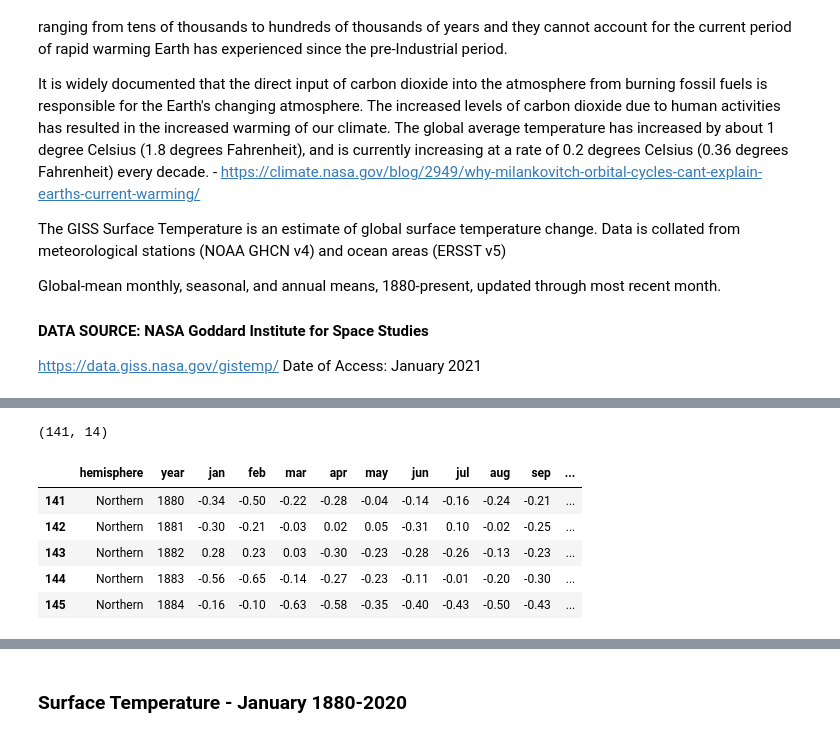
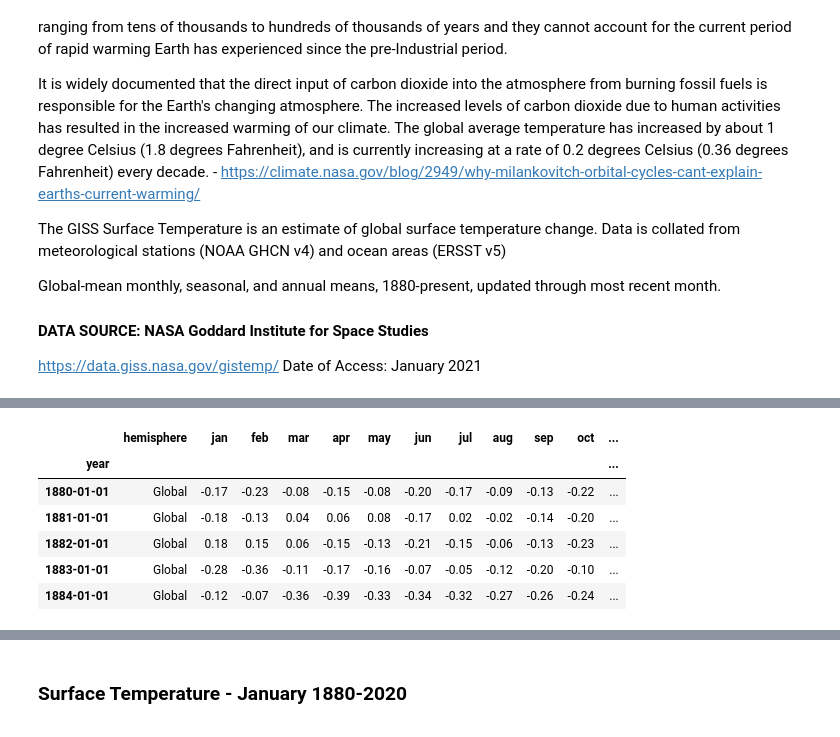
Before and after one commit to LisaHarrison08/globalWarming, a Jupyter notebook: Global Warming.ipynb, the cells around one changed output, grey strips where cells are left out. Drawn from its saved outputs; the diff is of its cells as text; code cells hidden in the pictures.

```diff
--- a/Global Warming.ipynb
+++ b/Global Warming.ipynb
@@ -80,13 +32,14 @@ southernHemis.head()
-# %%
-# Filter Northern Hemisphere Values
-northernHemis = globalT.loc[globalT['hemisphere'] == 'Northern']
-print(northernHemis.shape)
-northernHemis.head()
-# %% [output]
-(141, 14)
-|  | hemisphere | year | jan | feb | mar | apr | may | jun | jul | aug | sep | ... |
-| 141 | Northern | 1880 | -0.34 | -0.50 | -0.22 | -0.28 | -0.04 | -0.14 | -0.16 | -0.24 | -0.21 | ... |
-| 142 | Northern | 1881 | -0.30 | -0.21 | -0.03 | 0.02 | 0.05 | -0.31 | 0.10 | -0.02 | -0.25 | ... |
-| 143 | Northern | 1882 | 0.28 | 0.23 | 0.03 | -0.30 | -0.23 | -0.28 | -0.26 | -0.13 | -0.23 | ... |
-| 144 | Northern | 1883 | -0.56 | -0.65 | -0.14 | -0.27 | -0.23 | -0.11 | -0.01 | -0.20 | -0.30 | ... |
-| 145 | Northern | 1884 | -0.16 | -0.10 | -0.63 | -0.58 | -0.35 | -0.40 | -0.43 | -0.50 | -0.43 | ... |
+# %%
+# Read csv file and specify the parameters: set the index column as year
+# parse_dates - infer the format of the datetime strings in the columns
+
+globalTempA = pd.read_csv("data/global_temperature_anomalies.csv", index_col='year', parse_dates=True)
+globalTempA.head()
+# %% [output]
+|  | hemisphere | jan | feb | mar | apr | may | jun | jul | aug | sep | oct | ... |
+| year |  |  |  |  |  |  |  |  |  |  |  | ... |
+| 1880-01-01 | Global | -0.17 | -0.23 | -0.08 | -0.15 | -0.08 | -0.20 | -0.17 | -0.09 | -0.13 | -0.22 | ... |
+| 1881-01-01 | Global | -0.18 | -0.13 | 0.04 | 0.06 | 0.08 | -0.17 | 0.02 | -0.02 | -0.14 | -0.20 | ... |
+| 1882-01-01 | Global | 0.18 | 0.15 | 0.06 | -0.15 | -0.13 | -0.21 | -0.15 | -0.06 | -0.13 | -0.23 | ... |
+| 1883-01-01 | Global | -0.28 | -0.36 | -0.11 | -0.17 | -0.16 | -0.07 | -0.05 | -0.12 | -0.20 | -0.10 | ... |
+| 1884-01-01 | Global | -0.12 | -0.07 | -0.36 | -0.39 | -0.33 | -0.34 | -0.32 | -0.27 | -0.26 | -0.24 | ... |
```
Also changed, not shown: parts of 36 cells of this notebook, 1 other file.
